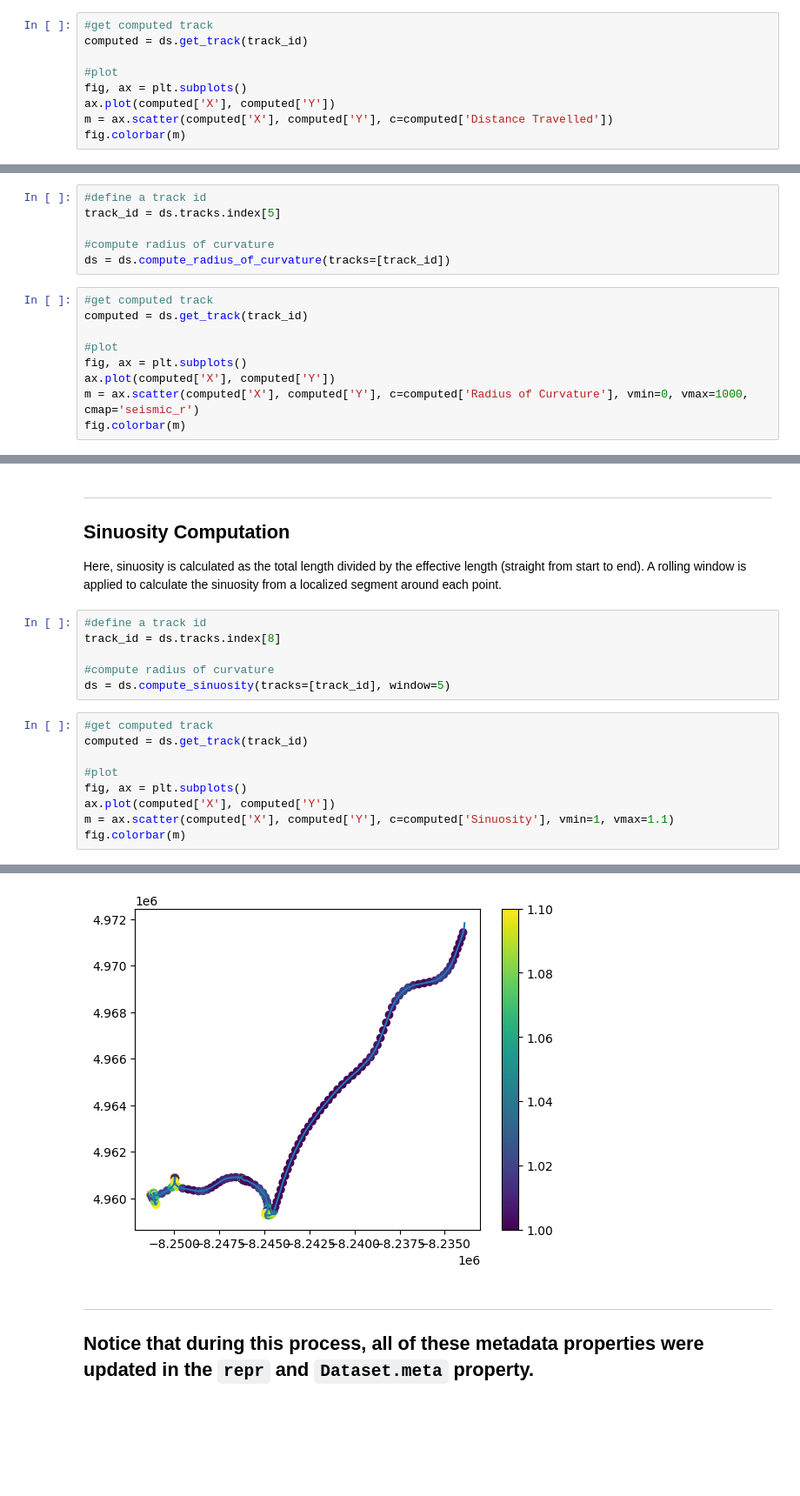
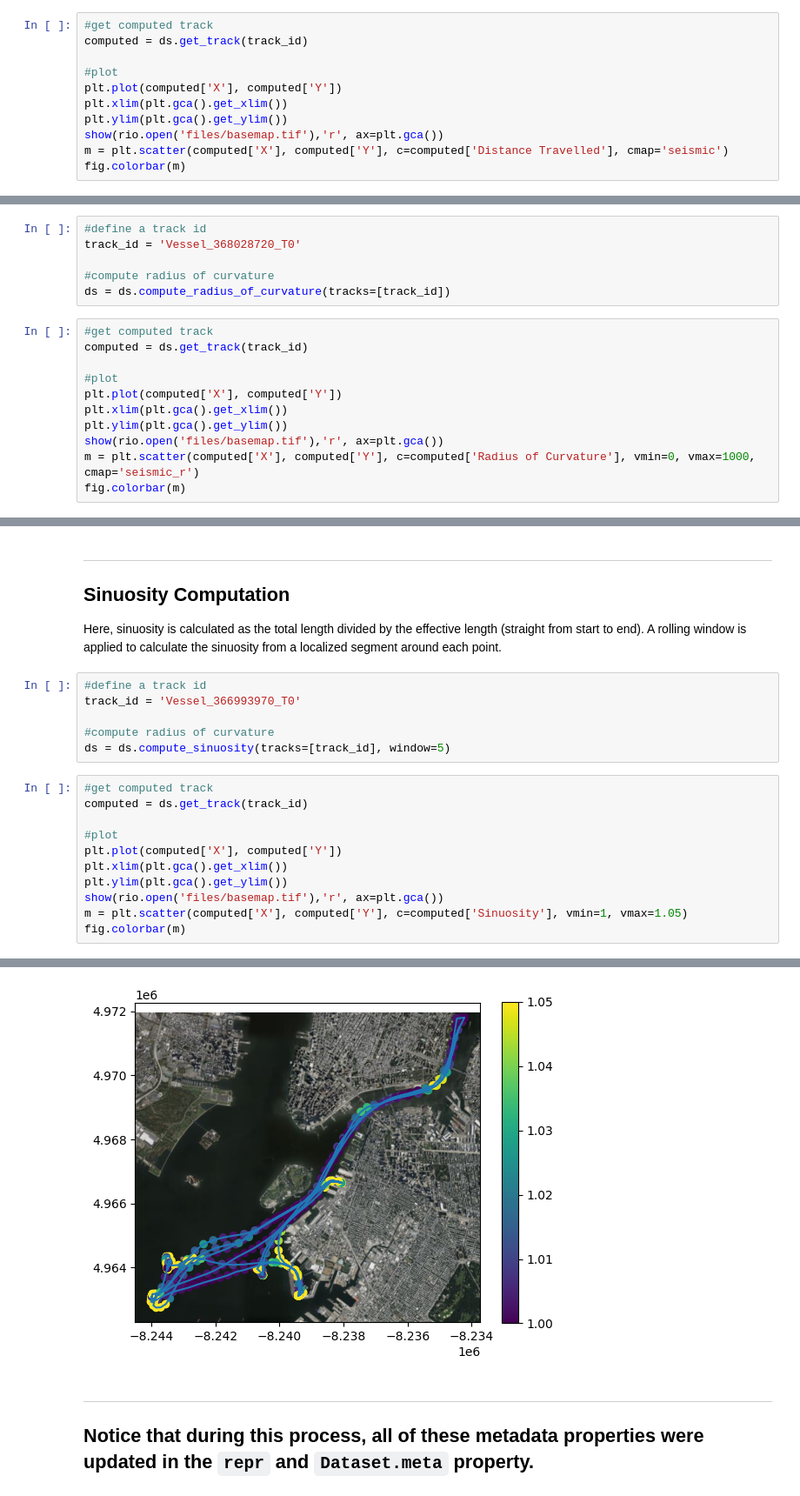
Before and after one commit to derekeden/trackio, a Jupyter notebook: notebooks/09 - Computing Derived Dynamic Data (Feature Engineering).ipynb, the cells around one changed output, grey strips where cells are left out. Shown at 87% size. Cells and saved outputs as stored; diff of their text form; blank space fills up the shorter version.

```diff
--- a/notebooks/09 - Computing Derived Dynamic Data (Feature Engineering).ipynb
+++ b/notebooks/09 - Computing Derived Dynamic Data (Feature Engineering).ipynb
@@ -159,9 +141,11 @@ ds = ds.compute_distance_travelled(tracks=[track_id])
 computed = ds.get_track(track_id)
 
 #plot
-fig, ax = plt.subplots()
-ax.plot(computed['X'], computed['Y'])
-m = ax.scatter(computed['X'], computed['Y'], c=computed['Distance Travelled'])
+plt.plot(computed['X'], computed['Y'])
+plt.xlim(plt.gca().get_xlim())
+plt.ylim(plt.gca().get_ylim())
+show(rio.open('files/basemap.tif'),'r', ax=plt.gca())
+m = plt.scatter(computed['X'], computed['Y'], c=computed['Distance Travelled'], cmap='seismic')
 fig.colorbar(m)
 # %% [output]
 <matplotlib.colorbar.Colorbar at 0x...>
@@ -171,7 +155,7 @@ ___
 ## Radius of Curvature
 # %%
 #define a track id
-track_id = ds.tracks.index[5]
+track_id = 'Vessel_368028720_T0'
 
 #compute radius of curvature
 ds = ds.compute_radius_of_curvature(tracks=[track_id])
@@ -180,9 +164,11 @@ ds = ds.compute_radius_of_curvature(tracks=[track_id])
 computed = ds.get_track(track_id)
 
 #plot
-fig, ax = plt.subplots()
-ax.plot(computed['X'], computed['Y'])
-m = ax.scatter(computed['X'], computed['Y'], c=computed['Radius of Curvature'], vmin=0, vmax=1000, cmap='seismic_r')
+plt.plot(computed['X'], computed['Y'])
+plt.xlim(plt.gca().get_xlim())
+plt.ylim(plt.gca().get_ylim())
+show(rio.open('files/basemap.tif'),'r', ax=plt.gca())
+m = plt.scatter(computed['X'], computed['Y'], c=computed['Radius of Curvature'], vmin=0, vmax=1000, cmap='seismic_r')
 fig.colorbar(m)
 # %% [output]
 <matplotlib.colorbar.Colorbar at 0x...>
@@ -194,22 +180,24 @@ ___
 Here, sinuosity is calculated as the total length divided by the effective length (straight from start to end). A rolling window is applied to calculate the sinuosity from a localized segment around each point.
 # %%
 #define a track id
-track_id = ds.tracks.index[8]
+track_id = 'Vessel_366993970_T0'
 
 #compute radius of curvature
 ds = ds.compute_sinuosity(tracks=[track_id], window=5)
 # %%
 #get computed track
 computed = ds.get_track(track_id)
 
 #plot
-fig, ax = plt.subplots()
-ax.plot(computed['X'], computed['Y'])
-m = ax.scatter(computed['X'], computed['Y'], c=computed['Sinuosity'], vmin=1, vmax=1.1)
+plt.plot(computed['X'], computed['Y'])
+plt.xlim(plt.gca().get_xlim())
+plt.ylim(plt.gca().get_ylim())
+show(rio.open('files/basemap.tif'),'r', ax=plt.gca())
+m = plt.scatter(computed['X'], computed['Y'], c=computed['Sinuosity'], vmin=1, vmax=1.05)
 fig.colorbar(m)
 # %% [output]
 <matplotlib.colorbar.Colorbar at 0x...>
-[figure, old version]
+[figure, new version]
 # %% [markdown]
 ___
 ## Notice that during this process, all of these metadata properties were updated in the `repr` and `Dataset.meta` property.
```
Also changed, not shown: parts of 22 cells of this notebook, 11 other files.
